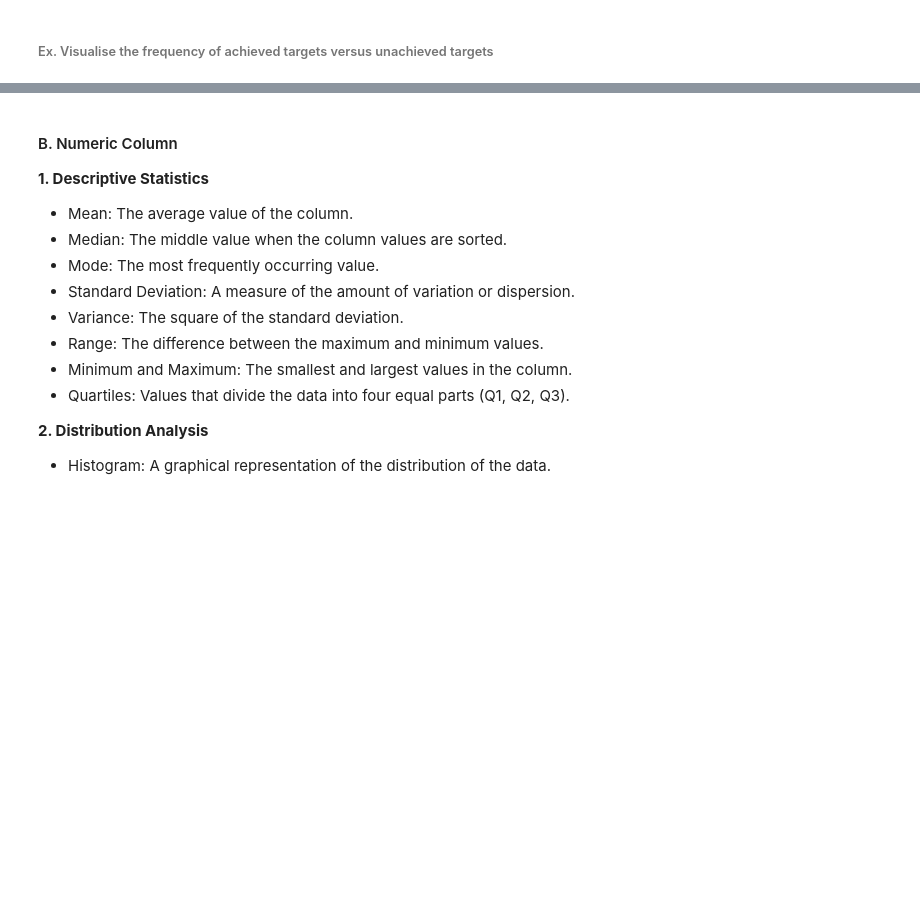
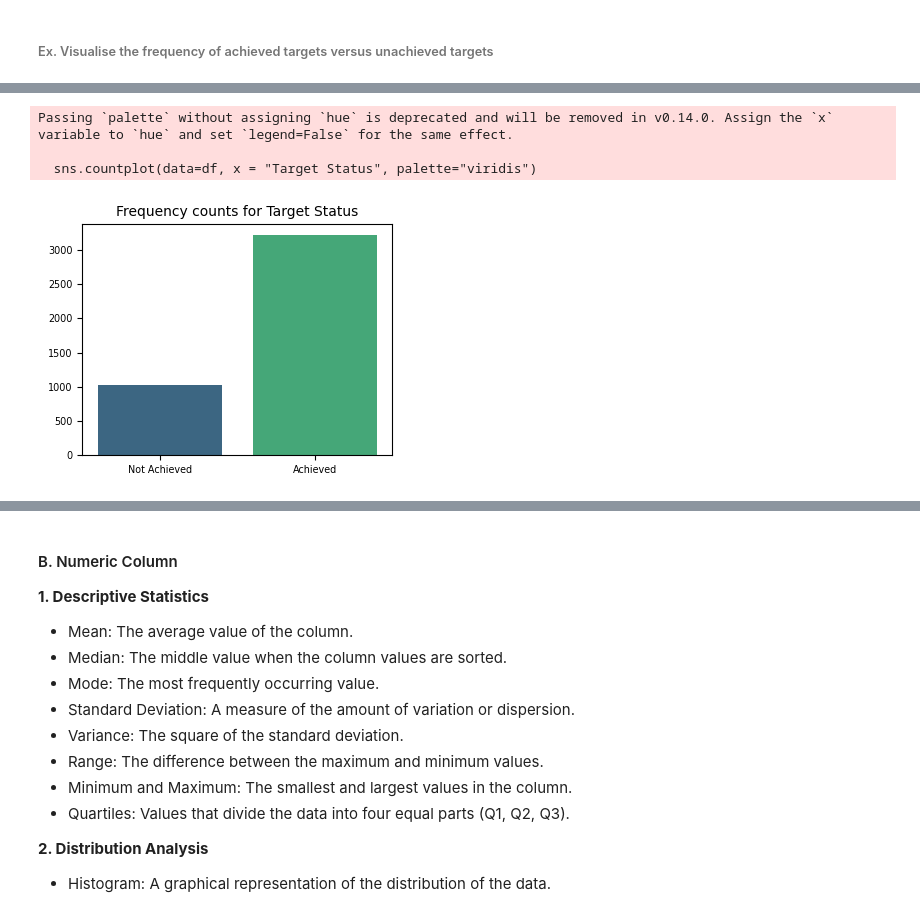
Before and after one commit to knowledge-corner/2025_12_Feb_Python-Data_Viz_analytics, a Jupyter notebook: Classwork/Day - 2 classwork.ipynb, the cells around one changed output, grey strips where cells are left out. Drawn from its saved outputs; the diff is of its cells as text; code cells hidden in the pictures; blank space fills up the shorter version.

```diff
--- a/Classwork/Day - 2 classwork.ipynb
+++ b/Classwork/Day - 2 classwork.ipynb
@@ -1012,0 +1072,13 @@ df.head()
+# %%
+sns.countplot(data=df, x = "Target Status", palette="viridis")
+plt.xticks(size = "x-small", rotation = 0)
+plt.yticks(size = "x-small", rotation = 0)
+plt.title("Frequency counts for Target Status", size = "medium")
+plt.xlabel("")
+plt.ylabel("")
+plt.show()
+# %% [output]
+Passing `palette` without assigning `hue` is deprecated and will be removed in v0.14.0. Assign the `x` variable to `hue` and set `legend=False` for the same effect.
+
+  sns.countplot(data=df, x = "Target Status", palette="viridis")
+[figure, added]
```
Also changed, not shown: parts of 25 cells of this notebook.
